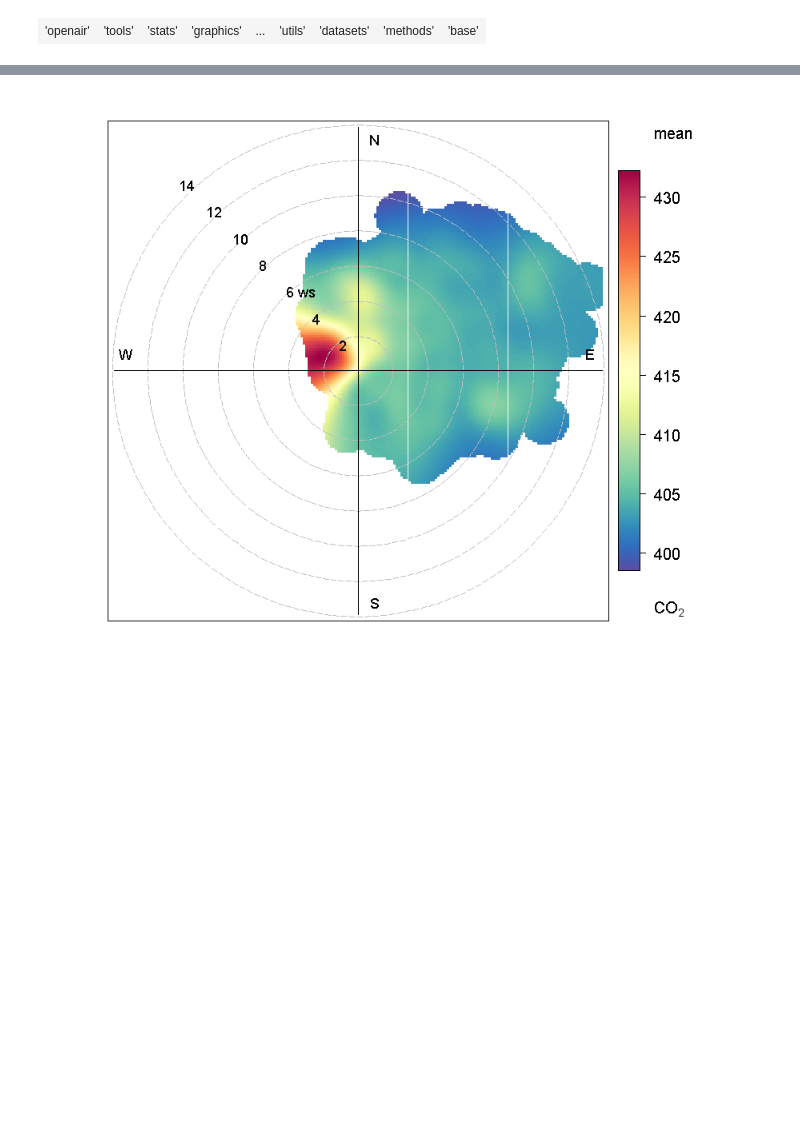
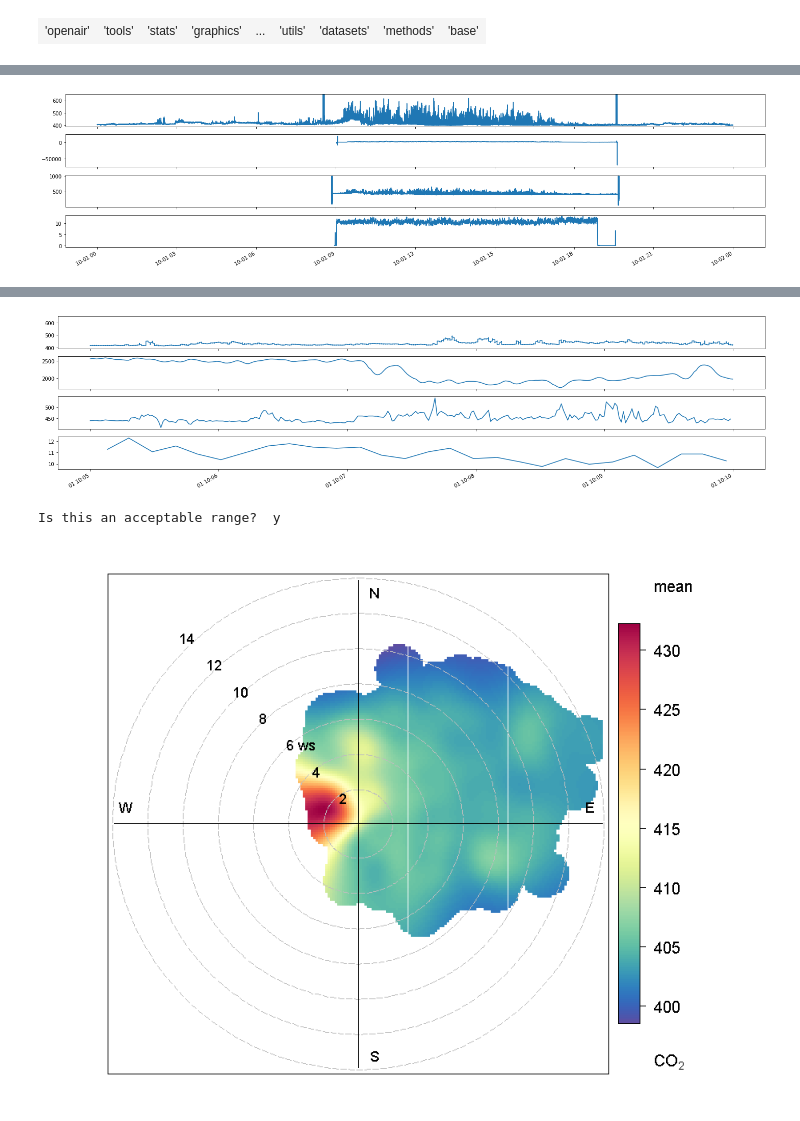
Before and after one commit to agmeyer4/CO2_Eddy, a Jupyter notebook: Data_Viewer.ipynb, the cells around one changed output, grey strips where cells are left out. Cells and saved outputs as stored; diff of their text form; code cells hidden in the pictures; blank space fills up the shorter version.

```diff
--- a/Data_Viewer.ipynb
+++ b/Data_Viewer.ipynb
@@ -241,6 +240,41 @@ def plot_refinement_picarro(df):
             cont_ref = False
 
     return df1 #return the df with the user chosen range
+# %%
+def plot_refinement_all(args):
+    plot_vertical_stack(args) #plot the data
+    cont_ref = True #set "Continue refining" to true, wont be changed until user says so
+    ask = input("Is this an acceptable range? ") #ask the user if this is a good range, or if they want to continue refining
+
+    if ask == 'y':
+        clip_df_list = []
+        cont_ref = False
+        for i in range(0,len(args)):
+            clip_df_list.append(args[i][0])
+    while cont_ref: #continue asking user to refine until command is given
+        clip_df_list = []
+        DT1 = input("Input Start DateTime as YYYY-mm-DD HH:MM:SS - ") #get start of range
+        DT2 = input("Input End DateTime as YYYY-mm-DD HH:MM:SS - ") #get end of range
+
+        for i in range(0,len(args)):
+            df = args[i][0]
+            df1 = df.loc[(df['Local_DT']>=DT1)&(df['Local_DT']<=DT2)] #clip the data to the range given
+            clip_df_list.append(df1)
+
+        plot_list = []
+        for i in range(0,len(args)):
+            l = []
+            l.append(clip_df_list[i])
+            l.append(args[i][1])
+            plot_list.append(l)
+
+        plot_vertical_stack(plot_list) #plot over that range
+
+        ask = input("Is this an acceptable range? ") #ask the user if this is a good range, or if they want to continue refining
+        if ask == 'y':
+            cont_ref = False
+
+    return clip_df_list
 # %%
 #This function allows the user to specify the range over which to plot LI data
 def plot_refinement_LI(df):
@@ -368,0 +388,4 @@ clip
+# %%
+Pic_clip,LI_clip,Multi_clip,Vent_clip = plot_refinement_all([[Picarro,'CO2'],[LI_vent,'CO2'],[Multiplexer,'CO2_3'],[Vent_Anem_Temp,'Velocity']])
+# %% [output]
+[figure, added]
@@ -369,3 +395,5 @@ clip
+[figure, added]
+Is this an acceptable range?  y
 # %%
 pandas2ri.activate()
 r_dataframe = pandas2ri.py2ri(clip)
```
Also changed, not shown: parts of 7 cells of this notebook, 5 other files.
